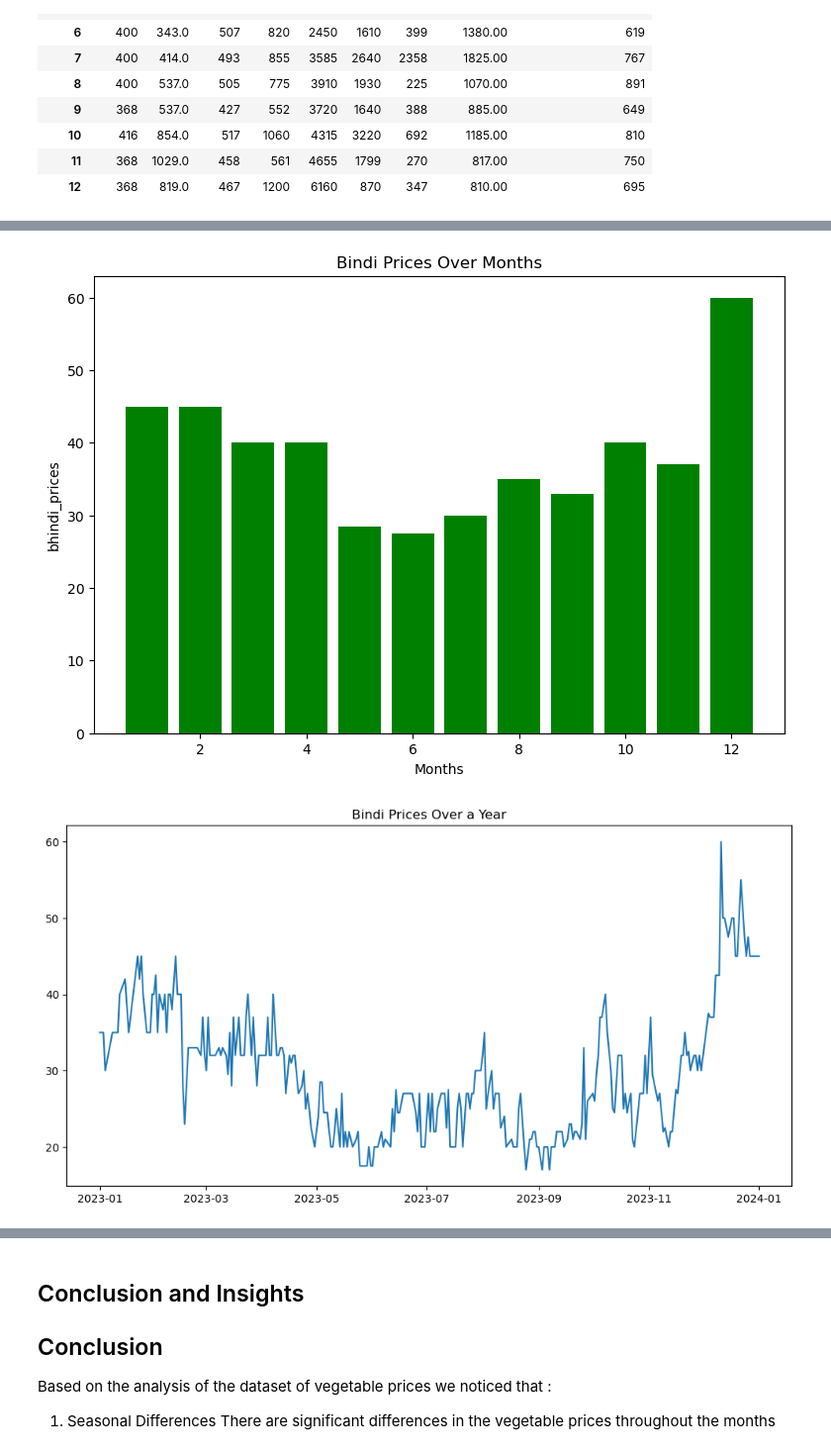
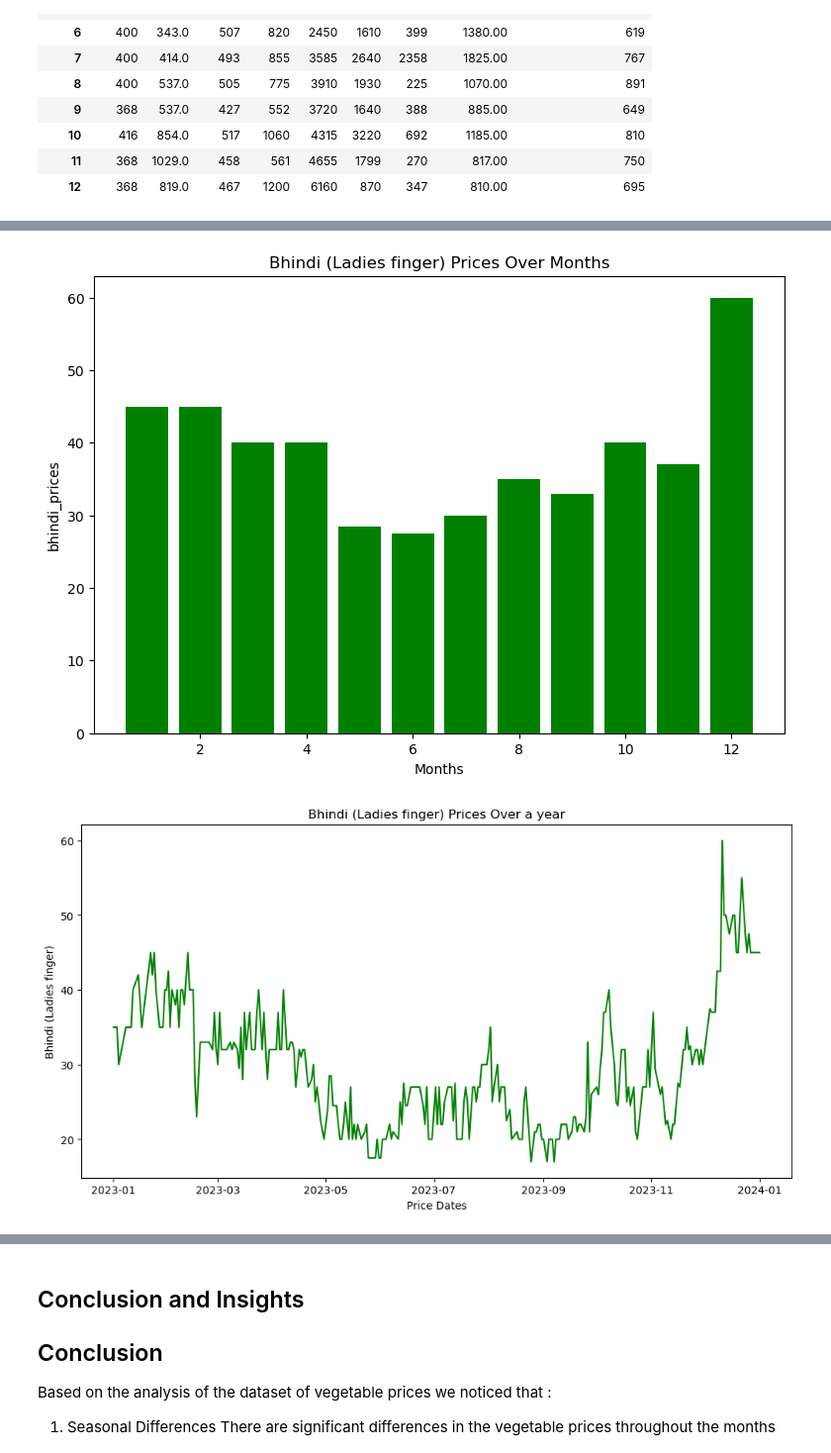
Before and after one commit to justin9503/MM6-Python-Project, a Jupyter notebook: Vegetable prices_MM6.ipynb, the cells around one changed output, grey strips where cells are left out. Shown: that part at 99% size. Cells and saved outputs as stored; diff of their text form; code cells hidden in the pictures.

```diff
--- a/Vegetable prices_MM6.ipynb
+++ b/Vegetable prices_MM6.ipynb
@@ -145,19 +148,18 @@ plt.figure(figsize=(9, 6))
 plt.bar(Months, bhindi_prices, color='green', label='Bhindi (Ladies finger)')
 plt.xlabel('Months')
 plt.ylabel('bhindi_prices')
-plt.title('Bindi Prices Over Months')
+plt.title('Bhindi (Ladies finger) Prices Over Months')
 
 plt.show()
 # %% [output]
-[figure, old version]
+[figure, new version]
 # %%
 dates = df['Price Dates']
 # %%
 plt.figure(figsize=(12, 6))
-plt.plot(dates, bhindi_prices)
-plt.title('Bindi Prices Over a Year')
-# Show the plot
+sns.lineplot(x="Price Dates", y="Bhindi (Ladies finger)", data=df, color='green')
+plt.title('Bhindi (Ladies finger) Prices Over a year')
 plt.show()
 # %% [output]
-[figure, old version]
+[figure, new version]
 # %%
```
Also changed, not shown: parts of 20 cells of this notebook, 2 other files.
